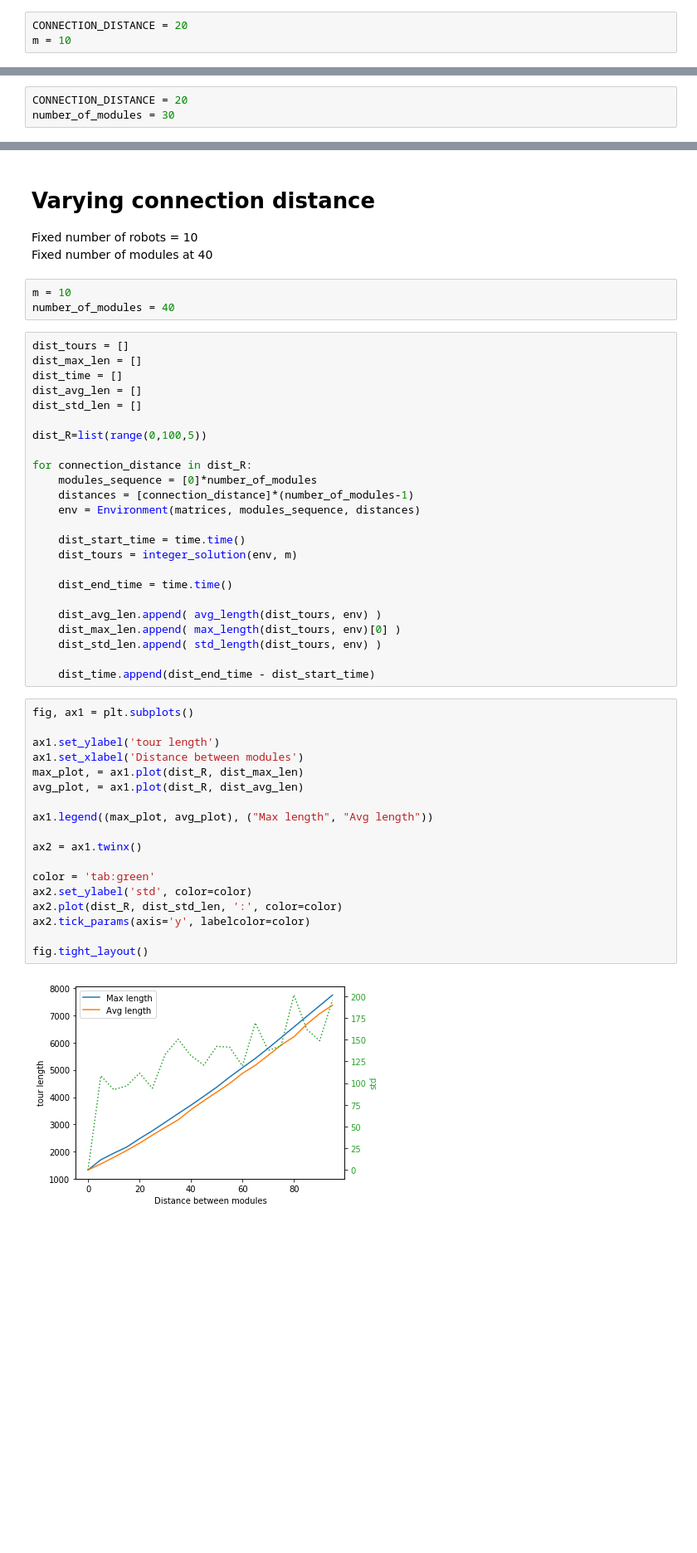
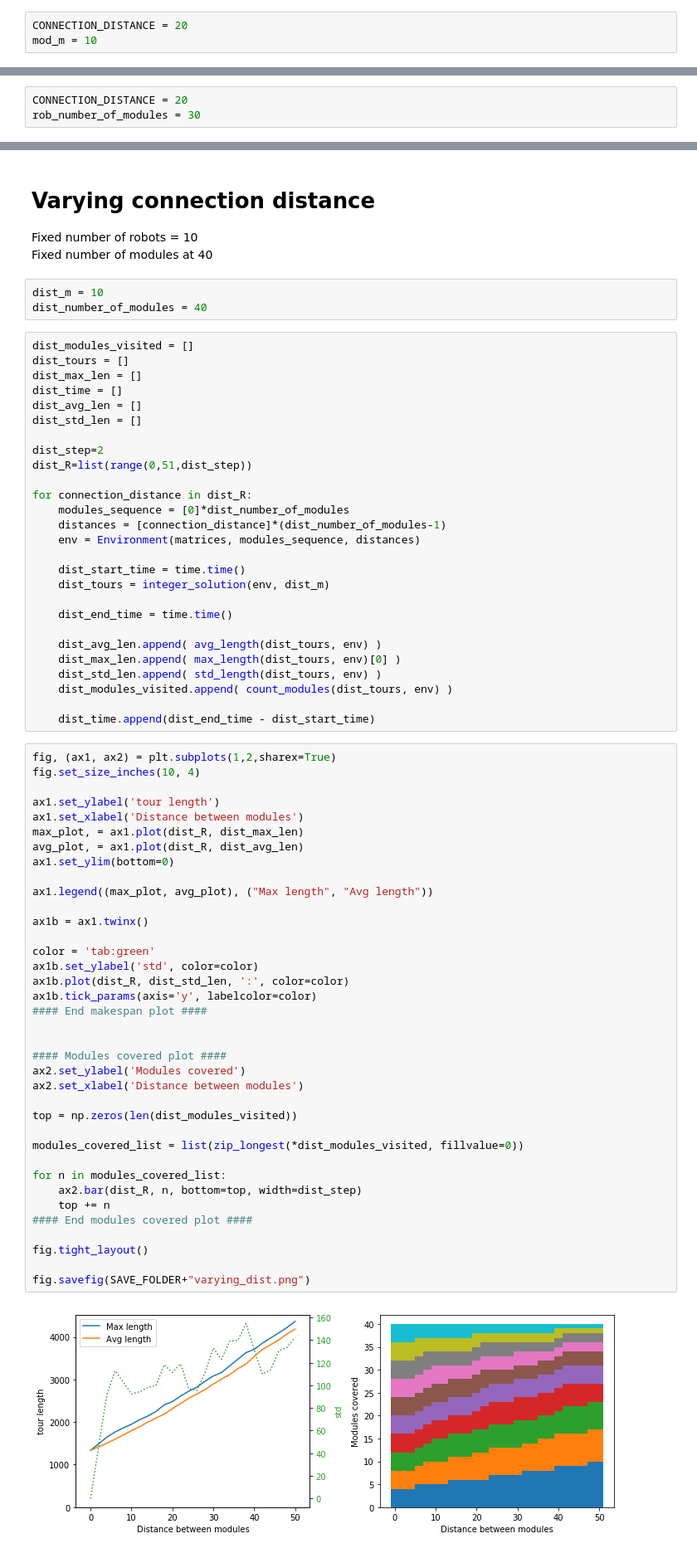
Before and after one commit to mirkosalaris/CoverageModularEnvironments, a Jupyter notebook: Notebooks/Hotel example - generation and analysis.ipynb, the cells around one changed output, grey strips where cells are left out. Shown at 83% size. Saved outputs shown, nothing was run; the diff lists cells and outputs as text; blank space fills up the shorter version.

```diff
--- a/Notebooks/Hotel example - generation and analysis.ipynb
+++ b/Notebooks/Hotel example - generation and analysis.ipynb
@@ -27,5 +32,5 @@ Fixed connection distance at = 20
 Fixed number of robots at 10
 # %%
 CONNECTION_DISTANCE = 20
-m = 10
+mod_m = 10
 # %%
@@ -87,5 +118,5 @@ Fixed connection distance
 Fixed number of modules
 # %%
 CONNECTION_DISTANCE = 20
-number_of_modules = 30
+rob_number_of_modules = 30
 # %%
@@ -146,52 +199,74 @@ ax1.plot(rob_R, rob_time)
 Fixed number of robots = 10
 Fixed number of modules at 40
 # %%
-m = 10
-number_of_modules = 40
+dist_m = 10
+dist_number_of_modules = 40
 # %%
+dist_modules_visited = []
 dist_tours = []
 dist_max_len = []
 dist_time = []
 dist_avg_len = []
 dist_std_len = []
 
-dist_R=list(range(0,100,5))
+dist_step=2
+dist_R=list(range(0,51,dist_step))
 
 for connection_distance in dist_R:
-    modules_sequence = [0]*number_of_modules
-    distances = [connection_distance]*(number_of_modules-1)
+    modules_sequence = [0]*dist_number_of_modules
+    distances = [connection_distance]*(dist_number_of_modules-1)
     env = Environment(matrices, modules_sequence, distances)
 
     dist_start_time = time.time()
-    dist_tours = integer_solution(env, m)
+    dist_tours = integer_solution(env, dist_m)
 
     dist_end_time = time.time()
 
     dist_avg_len.append( avg_length(dist_tours, env) )
     dist_max_len.append( max_length(dist_tours, env)[0] )
     dist_std_len.append( std_length(dist_tours, env) )
+    dist_modules_visited.append( count_modules(dist_tours, env) )
 
     dist_time.append(dist_end_time - dist_start_time)
 # %%
-fig, ax1 = plt.subplots()
+fig, (ax1, ax2) = plt.subplots(1,2,sharex=True)
+fig.set_size_inches(10, 4)
 
 ax1.set_ylabel('tour length')
 ax1.set_xlabel('Distance between modules')
 max_plot, = ax1.plot(dist_R, dist_max_len)
 avg_plot, = ax1.plot(dist_R, dist_avg_len)
+ax1.set_ylim(bottom=0)
 
 ax1.legend((max_plot, avg_plot), ("Max length", "Avg length"))
 
-ax2 = ax1.twinx()
+ax1b = ax1.twinx()
 
 color = 'tab:green'
-ax2.set_ylabel('std', color=color)
-ax2.plot(dist_R, dist_std_len, ':', color=color)
-ax2.tick_params(axis='y', labelcolor=color)
+ax1b.set_ylabel('std', color=color)
+ax1b.plot(dist_R, dist_std_len, ':', color=color)
+ax1b.tick_params(axis='y', labelcolor=color)
+#### End makespan plot ####
+
+
+#### Modules covered plot ####
+ax2.set_ylabel('Modules covered')
+ax2.set_xlabel('Distance between modules')
+
+top = np.zeros(len(dist_modules_visited))
+
+modules_covered_list = list(zip_longest(*dist_modules_visited, fillvalue=0))
+
+for n in modules_covered_list:
+    ax2.bar(dist_R, n, bottom=top, width=dist_step)
+    top += n
+#### End modules covered plot ####
 
 fig.tight_layout()
+
+fig.savefig(SAVE_FOLDER+"varying_dist.png")
 # %% [output]
-[figure, old version]
+[figure, new version]
 # %%
 fig, ax1 = plt.subplots()
 
```
Also changed, not shown: parts of 9 cells of this notebook, 7 other files.
